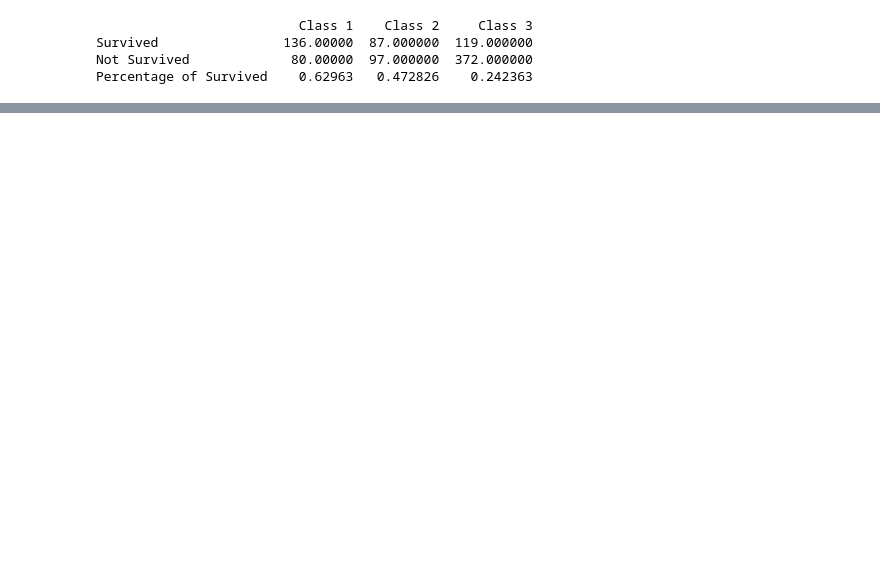
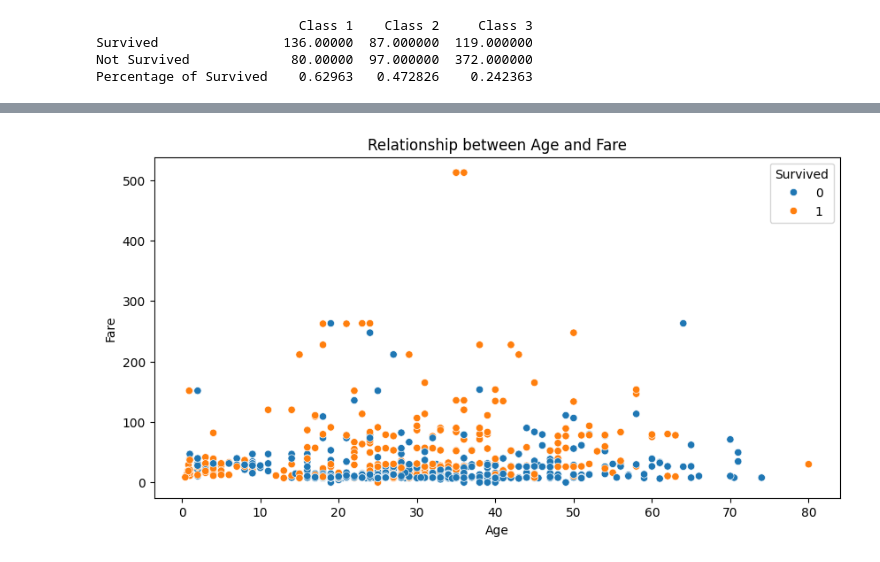
Before and after one commit to geckonoff/ML-PROJECTS, a Jupyter notebook: binaryclas.ipynb, the cells around one changed output, grey strips where cells are left out. Saved outputs shown, nothing was run; the diff lists cells and outputs as text; code cells hidden in the pictures; blank space fills up the shorter version.

```diff
--- a/binaryclas.ipynb
+++ b/binaryclas.ipynb
@@ -57,0 +78,10 @@ Percentage of Survived    0.62963   0.472826    0.242363
+# %%
+# Plot Взаимосвязь между возрастом и стоимостью билета — scatter plot, визуализирующий связь между возрастом пассажира и стоимостью билета, с цветовой кодировкой по признаку выживания.
+plt.figure(figsize=(10, 5))
+sns.scatterplot(data=data, x='Age', y='Fare', hue='Survived')
+plt.title('Relationship between Age and Fare')
+plt.xlabel('Age')
+plt.ylabel('Fare')
+plt.show()
+# %% [output]
+[figure, added]
```
Also changed, not shown: parts of 18 cells of this notebook.
